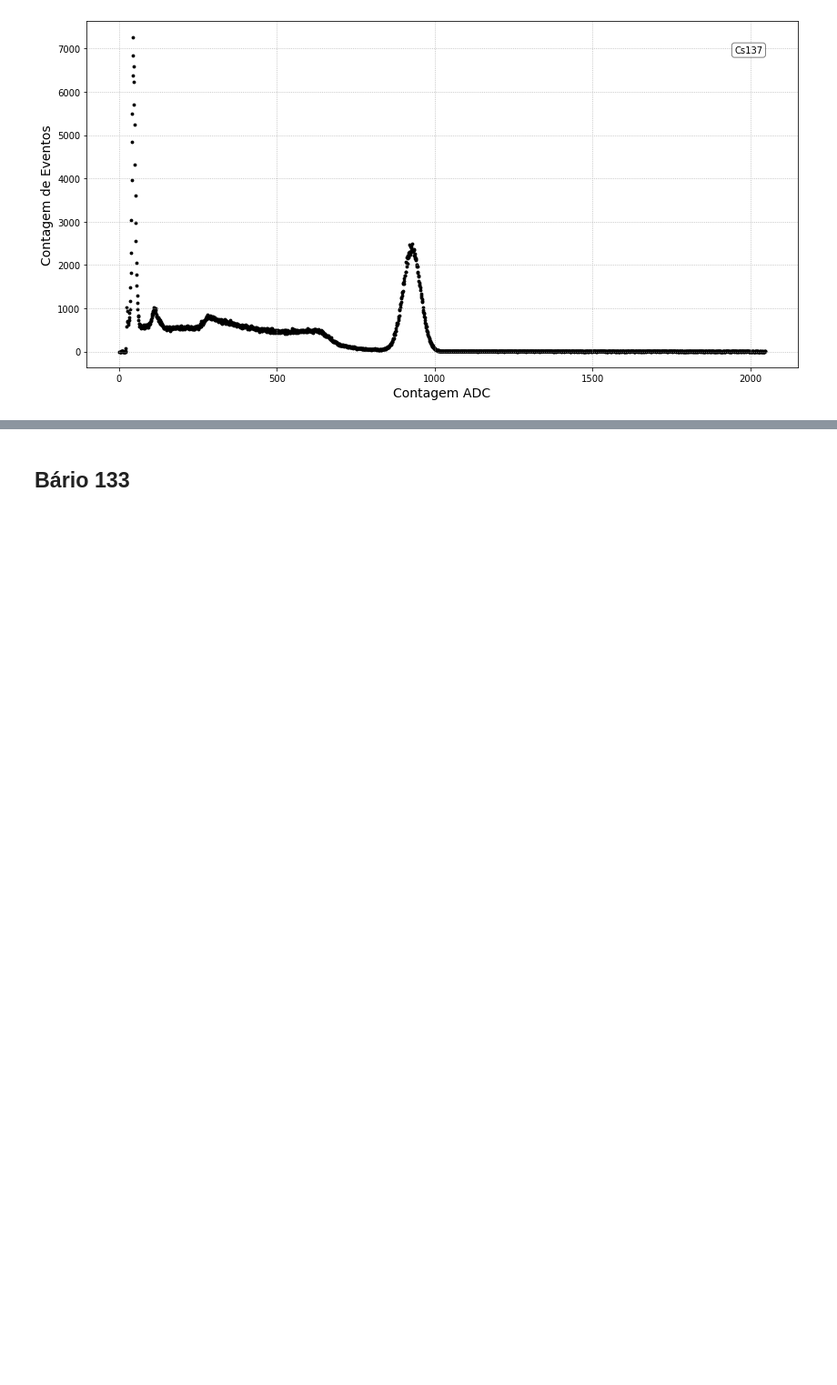
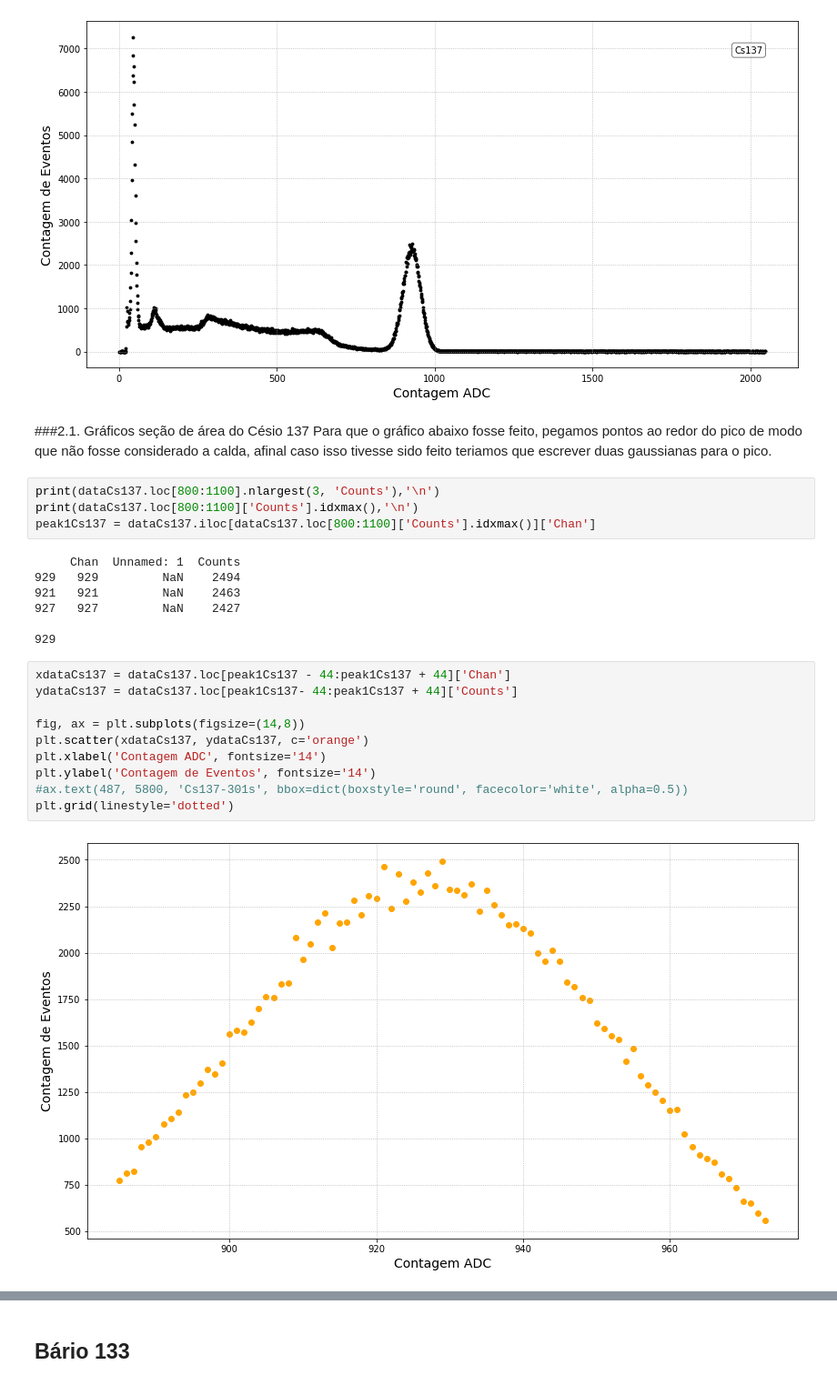
Before and after one commit to goulartsursula/DisciplinasUERJ, a Jupyter notebook: Estrutura da Materia 3/EspectroscopiaGama.ipynb, the cells around one changed output, grey strips where cells are left out. Shown at 91% size. Saved outputs shown, nothing was run; the diff lists cells and outputs as text; blank space fills up the shorter version.

```diff
--- a/Estrutura da Materia 3/EspectroscopiaGama.ipynb
+++ b/Estrutura da Materia 3/EspectroscopiaGama.ipynb
@@ -157,3 +161,29 @@ plt.savefig('Cs137.png', transparent = True)
 plt.grid(linestyle='dotted')
 # %% [output]
 [figure]
+# %% [markdown]
+###2.1. Gráficos seção de área do Césio 137
+Para que o gráfico abaixo fosse feito, pegamos pontos ao redor do pico de modo que não fosse considerado a calda, afinal caso isso tivesse sido feito teriamos que escrever duas gaussianas para o pico.
+# %%
+print(dataCs137.loc[800:1100].nlargest(3, 'Counts'),'\n')
+print(dataCs137.loc[800:1100]['Counts'].idxmax(),'\n')
+peak1Cs137 = dataCs137.iloc[dataCs137.loc[800:1100]['Counts'].idxmax()]['Chan']
+# %% [output]
+     Chan  Unnamed: 1  Counts
+929   929         NaN    2494
+921   921         NaN    2463
+927   927         NaN    2427
+
+929
+# %%
+xdataCs137 = dataCs137.loc[peak1Cs137 - 44:peak1Cs137 + 44]['Chan']
+ydataCs137 = dataCs137.loc[peak1Cs137- 44:peak1Cs137 + 44]['Counts']
+
+fig, ax = plt.subplots(figsize=(14,8))
+plt.scatter(xdataCs137, ydataCs137, c='orange')
+plt.xlabel('Contagem ADC', fontsize='14')
+plt.ylabel('Contagem de Eventos', fontsize='14')
+#ax.text(487, 5800, 'Cs137-301s', bbox=dict(boxstyle='round', facecolor='white', alpha=0.5))
+plt.grid(linestyle='dotted')
+# %% [output]
+[figure, added]
```
Also changed, not shown: parts of 13 cells of this notebook.
